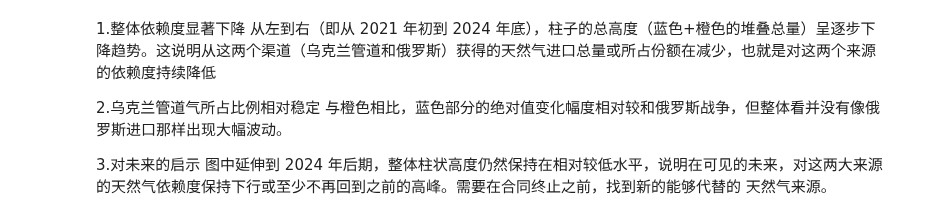
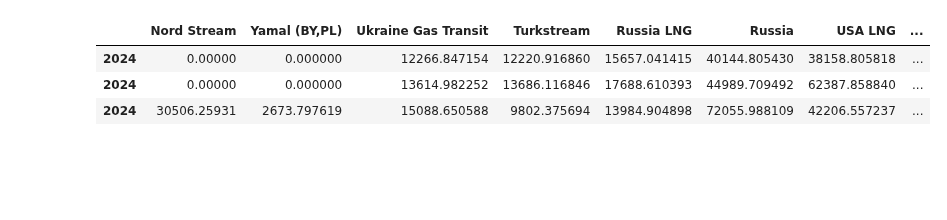
Before and after one commit to Anson422/Anson-Eva-Valerie, a Jupyter notebook: Stacked Bar Chart/All_natural_gas_imports_in_Europe.ipynb, the cells around one changed output. Drawn from its saved outputs; the diff is of its cells as text; code cells hidden in the pictures; blank space fills up the shorter version.

```diff
--- a/Stacked Bar Chart/All_natural_gas_imports_in_Europe.ipynb
+++ b/Stacked Bar Chart/All_natural_gas_imports_in_Europe.ipynb
@@ -48,26 +47,3 @@ df
 | 12 | 2024-03-31 | 0.000000 | 0.000000 | 3975.994269 | 3903.919757 | 5925.331917 | 13805.245944 | 15875.384725 | ... |
 | 13 | 2024-06-30 | 0.000000 | 0.000000 | 4112.429768 | 3874.656347 | 5026.333893 | 13013.420008 | 12737.595510 | ... |
 | 14 | 2024-09-30 | 0.000000 | 0.000000 | 4178.423116 | 4442.340756 | 4705.375606 | 13326.139478 | 9545.825583 | ... |
-# %%
-df['dates'] = pd.to_datetime(df['dates']).dt.strftime('%Y-%m-%d')
-
-# set size,style
-plt.figure(figsize=(10, 6))
-
-# draw bar chart
-plt.bar(df['dates'], df['Ukraine Gas Transit'], label='Ukraine Gas Transit')
-plt.bar(df['dates'], df['Russia'],
-        bottom=df['Ukraine Gas Transit'], label='Russia')
-
-# add titles
-plt.xlabel('Date')
-plt.ylabel('Value')
-plt.title('Gas Import Dependency in EU')
-plt.legend()
-
-# 45 degree rotate for nice to read
-plt.xticks(rotation=45, ha='right')
-
-# show the chart
-plt.tight_layout()
-plt.show()
@@ -76,9 +50,21 @@ plt.show()
-# %% [markdown]
-1.整体依赖度显著下降
-从左到右（即从 2021 年初到 2024 年底），柱子的总高度（蓝色+橙色的堆叠总量）呈逐步下降趋势。这说明从这两个渠道（乌克兰管道和俄罗斯）获得的天然气进口总量或所占份额在减少，也就是对这两个来源的依赖度持续降低
-
-2.乌克兰管道气所占比例相对稳定
-与橙色相比，蓝色部分的绝对值变化幅度相对较和俄罗斯战争，但整体看并没有像俄罗斯进口那样出现大幅波动。
-
-3.对未来的启示
-图中延伸到 2024 年后期，整体柱状高度仍然保持在相对较低水平，说明在可见的未来，对这两大来源的天然气依赖度保持下行或至少不再回到之前的高峰。需要在合同终止之前，找到新的能够代替的 天然气来源。
+# %%
+#2024
+rows_2024_to_sum = df.loc[12:14]
+row_2024_sum = rows_2024_to_sum.drop(columns=['dates']).sum(axis=0)
+new_2024_row = pd.DataFrame([row_2024_sum], index=['2024'])
+#2023
+rows_2023_to_sum = df.loc[8:11]
+row_2023_sum = rows_2023_to_sum.drop(columns=['dates']).sum(axis=0)
+new_2023_row = pd.DataFrame([row_2023_sum], index=['2024'])
+#2022
+rows_2022_to_sum = df.iloc[4:7]
+row_2022_sum = rows_2022_to_sum.drop(columns=['dates']).sum(axis=0)
+new_2022_row = pd.DataFrame([row_2022_sum], index=['2024'])
+
+df = pd.concat([new_2024_row, new_2023_row,new_2022_row])
+df
+# %% [output]
+|  | Nord Stream | Yamal (BY,PL) | Ukraine Gas Transit | Turkstream | Russia LNG | Russia | USA LNG | ... |
+| 2024 | 0.00000 | 0.000000 | 12266.847154 | 12220.916860 | 15657.041415 | 40144.805430 | 38158.805818 | ... |
+| 2024 | 0.00000 | 0.000000 | 13614.982252 | 13686.116846 | 17688.610393 | 44989.709492 | 62387.858840 | ... |
+| 2024 | 30506.25931 | 2673.797619 | 15088.650588 | 9802.375694 | 13984.904898 | 72055.988109 | 42206.557237 | ... |
```
Also changed, not shown: parts of 2 cells of this notebook.
